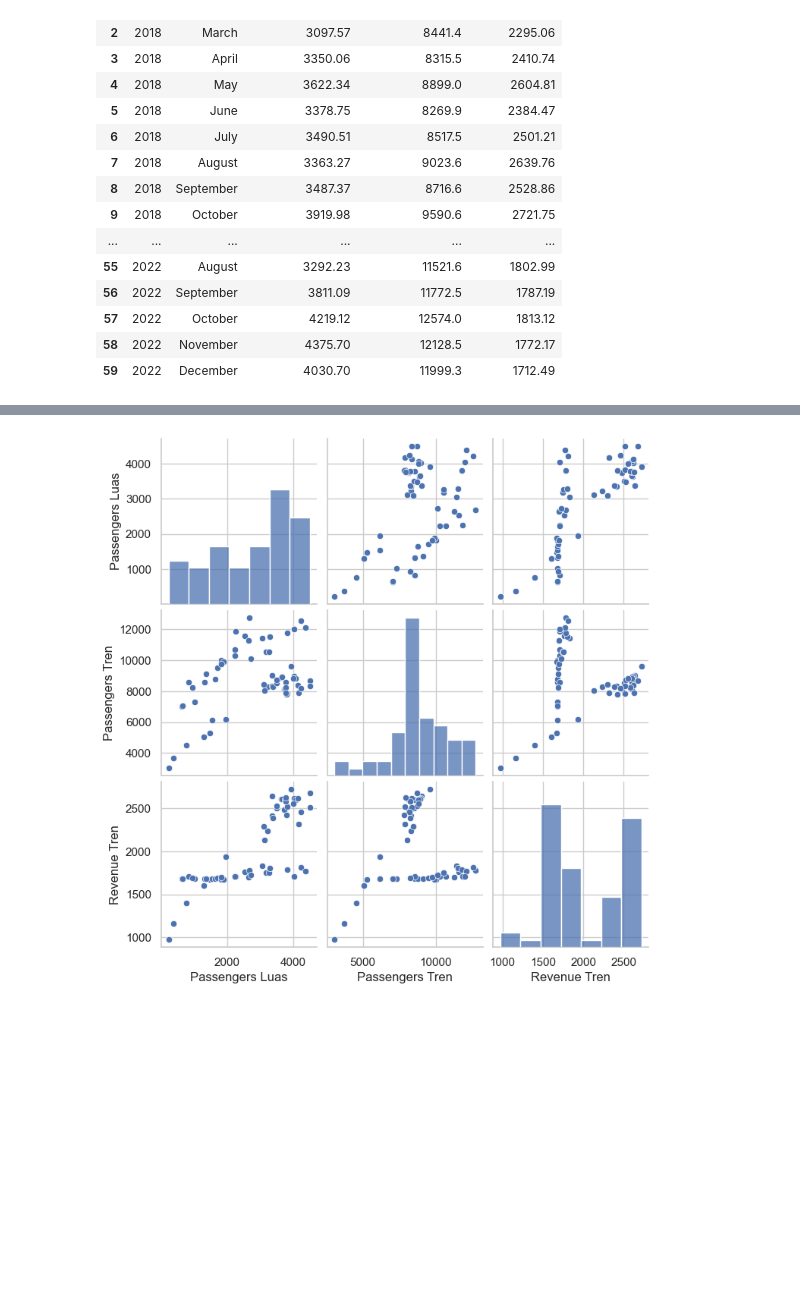
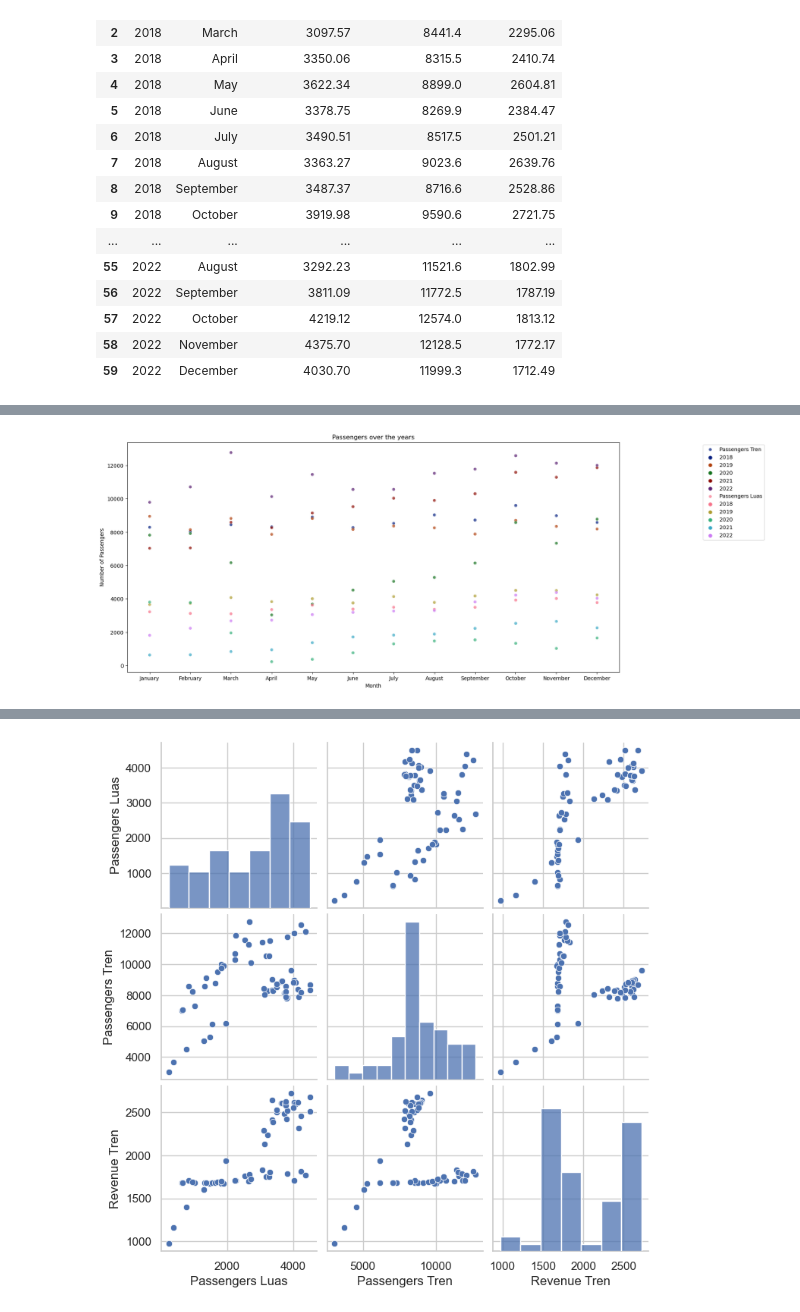
Before and after one commit to EdMendoza93/2023162, a Jupyter notebook: MSC_DA_CA2.ipynb, the cells around one changed output, grey strips where cells are left out. Cells and saved outputs as stored; diff of their text form; code cells hidden in the pictures; blank space fills up the shorter version.

```diff
--- a/MSC_DA_CA2.ipynb
+++ b/MSC_DA_CA2.ipynb
@@ -207,0 +213,19 @@ plt.show()
+# %%
+import seaborn as sns
+import matplotlib.pyplot as plt
+
+
+plt.figure(figsize=(17, 8))
+sns.scatterplot(data=transport_df, x='Month', y='Passengers Tren', alpha=0.7, hue='Year', palette='dark', label='Passengers Tren')
+sns.scatterplot(data=transport_df, x='Month', y='Passengers Luas', alpha=0.7, hue='Year', palette='husl', label='Passengers Luas')
+
+
+plt.title('Passengers over the years')
+plt.xlabel('Month')
+plt.ylabel('Number of Passengers')
+plt.legend(loc='upper right', bbox_to_anchor=(1.3, 1))
+
+# Show the plot
+plt.show()
+# %% [output]
+[figure, added]
```
Also changed, not shown: parts of 11 cells of this notebook.
